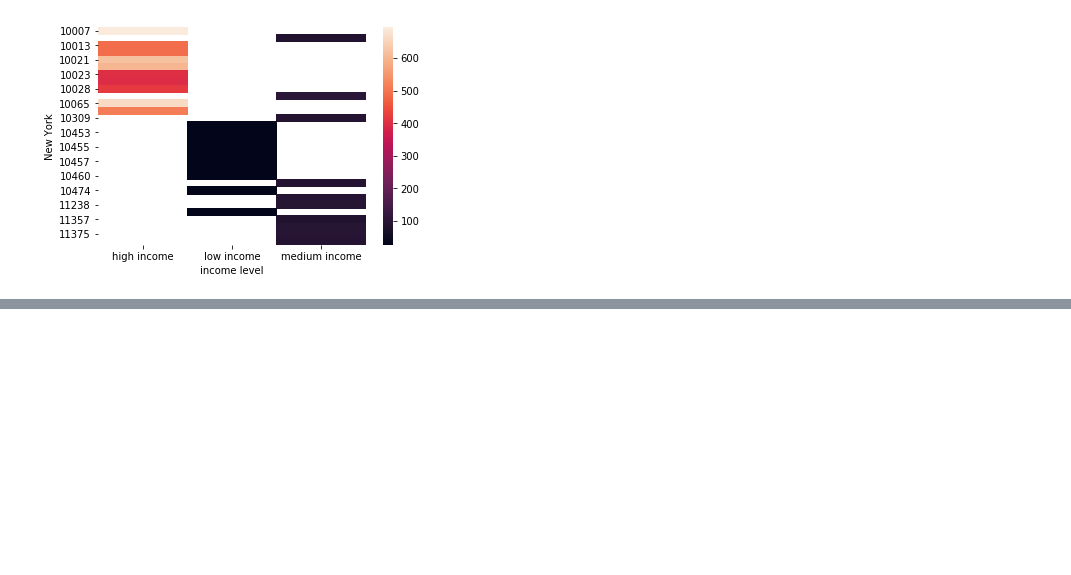
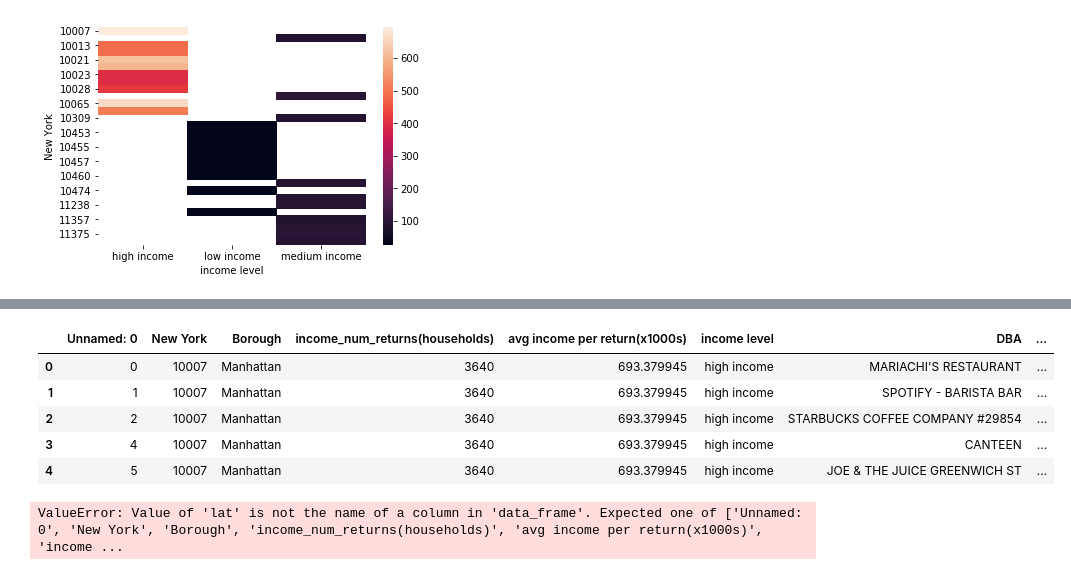
Before and after one commit to natyrrr/NYC-Restaurant-Analysis, a Jupyter notebook: pre-restaurants.ipynb, the cells around one changed output, grey strips where cells are left out. Saved outputs shown, nothing was run; the diff lists cells and outputs as text; code cells hidden in the pictures; blank space fills up the shorter version.

```diff
--- a/pre-restaurants.ipynb
+++ b/pre-restaurants.ipynb
@@ -171,0 +176,10 @@ Pre_restaurants.tail()
+# %%
+
+pre_rest_db.head()
+# %% [output]
+|  | Unnamed: 0 | New York | Borough | income_num_returns(households) | avg income per return(x1000s) | income level | DBA | ... |
+| 0 | 0 | 10007 | Manhattan | 3640 | 693.379945 | high income | MARIACHI'S RESTAURANT | ... |
+| 1 | 1 | 10007 | Manhattan | 3640 | 693.379945 | high income | SPOTIFY - BARISTA BAR | ... |
+| 2 | 2 | 10007 | Manhattan | 3640 | 693.379945 | high income | STARBUCKS COFFEE COMPANY #29854 | ... |
+| 3 | 4 | 10007 | Manhattan | 3640 | 693.379945 | high income | CANTEEN | ... |
+| 4 | 5 | 10007 | Manhattan | 3640 | 693.379945 | high income | JOE & THE JUICE GREENWICH ST | ... |
@@ -171,0 +192,13 @@ Pre_restaurants.tail()
+# %%
+map=px.scatter_mapbox(
+    pre_rest_db,
+    lat="LATITUDE",
+    lon="LONGITUDE",
+    color="income level",
+
+)
+
+# Display the map
+map
+# %% [output]
+ValueError: Value of 'lat' is not the name of a column in 'data_frame'. Expected one of ['Unnamed: 0', 'New York', 'Borough', 'income_num_returns(households)', 'avg income per return(x1000s)', 'income ...
```
Also changed, not shown: parts of 5 cells of this notebook.
